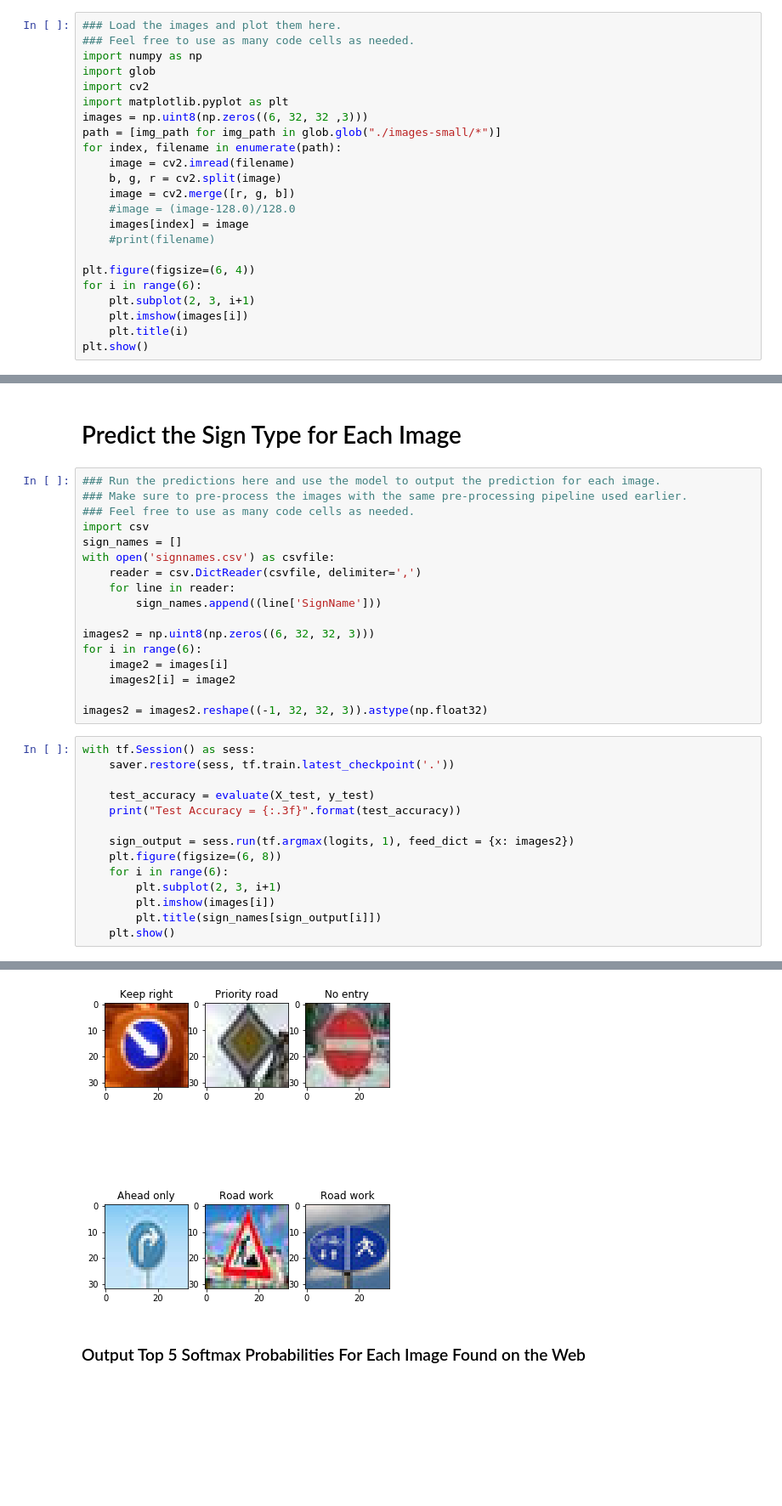
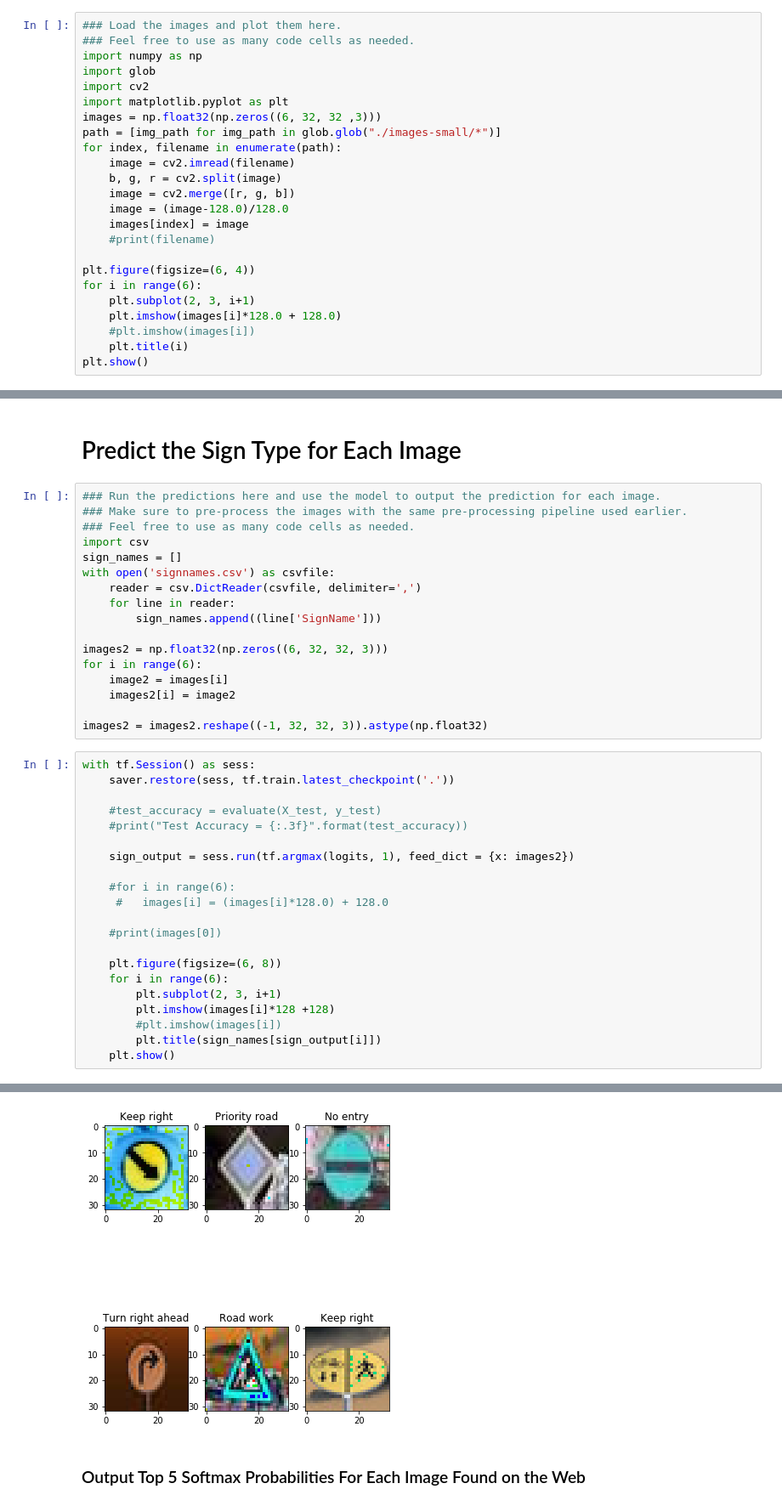
Before and after one commit to srimutyala/CarND-Traffic-Sign-Classifier-Project, a Jupyter notebook: Traffic_Sign_Classifier.ipynb, the cells around one changed output, grey strips where cells are left out. Shown at 85% size. Cells and saved outputs as stored; diff of their text form; blank space fills up the shorter version.

```diff
--- a/Traffic_Sign_Classifier.ipynb
+++ b/Traffic_Sign_Classifier.ipynb
@@ -333,20 +348,21 @@ import numpy as np
 import glob
 import cv2
 import matplotlib.pyplot as plt
-images = np.uint8(np.zeros((6, 32, 32 ,3)))
+images = np.float32(np.zeros((6, 32, 32 ,3)))
 path = [img_path for img_path in glob.glob("./images-small/*")]
 for index, filename in enumerate(path):
     image = cv2.imread(filename)
     b, g, r = cv2.split(image)
     image = cv2.merge([r, g, b])
-    #image = (image-128.0)/128.0
+    image = (image-128.0)/128.0
     images[index] = image
     #print(filename)
 
 plt.figure(figsize=(6, 4))
 for i in range(6):
     plt.subplot(2, 3, i+1)
-    plt.imshow(images[i])
+    plt.imshow(images[i]*128.0 + 128.0)
+    #plt.imshow(images[i])
     plt.title(i)
 plt.show()
 # %% [output]
@@ -364,7 +380,7 @@ with open('signnames.csv') as csvfile:
     for line in reader:
         sign_names.append((line['SignName']))
 
-images2 = np.uint8(np.zeros((6, 32, 32, 3)))
+images2 = np.float32(np.zeros((6, 32, 32, 3)))
 for i in range(6):
     image2 = images[i]
     images2[i] = image2
@@ -374,14 +390,21 @@ images2 = images2.reshape((-1, 32, 32, 3)).astype(np.float32)
 with tf.Session() as sess:
     saver.restore(sess, tf.train.latest_checkpoint('.'))
 
-    test_accuracy = evaluate(X_test, y_test)
-    print("Test Accuracy = {:.3f}".format(test_accuracy))
+    #test_accuracy = evaluate(X_test, y_test)
+    #print("Test Accuracy = {:.3f}".format(test_accuracy))
 
     sign_output = sess.run(tf.argmax(logits, 1), feed_dict = {x: images2})
+
+    #for i in range(6):
+     #   images[i] = (images[i]*128.0) + 128.0
+
+    #print(images[0])
+
     plt.figure(figsize=(6, 8))
     for i in range(6):
         plt.subplot(2, 3, i+1)
-        plt.imshow(images[i])
+        plt.imshow(images[i]*128 +128)
+        #plt.imshow(images[i])
         plt.title(sign_names[sign_output[i]])
     plt.show()
 # %% [output]
@@ -389,4 +411,4 @@ Test Accuracy = 0.931
-[figure, old version]
+[figure, new version]
 # %% [markdown]
 ### Output Top 5 Softmax Probabilities For Each Image Found on the Web
 # %% [markdown]
```
Also changed, not shown: parts of 6 cells of this notebook, 1 other file.
